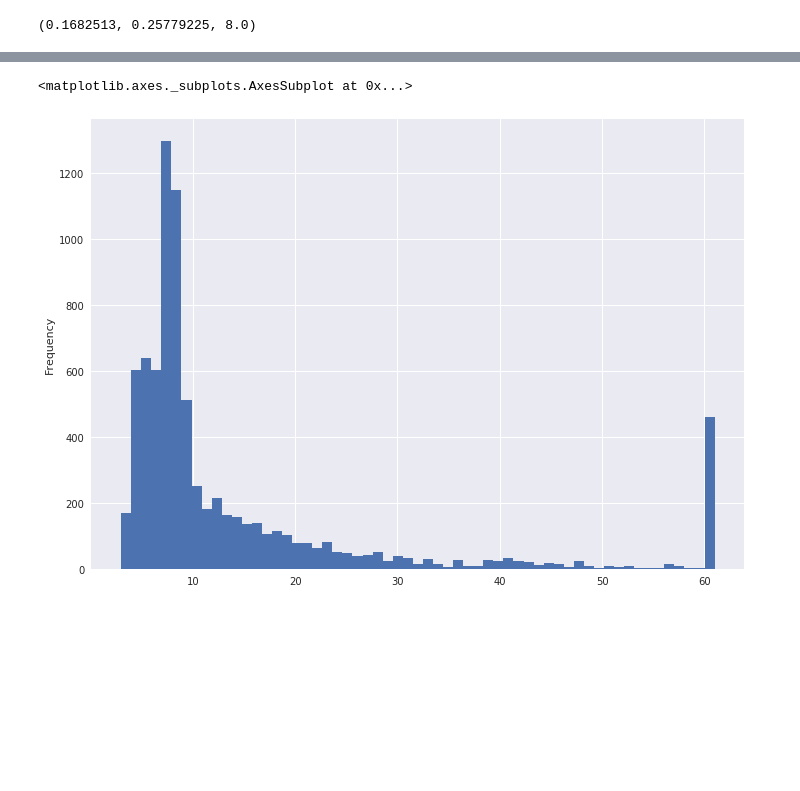
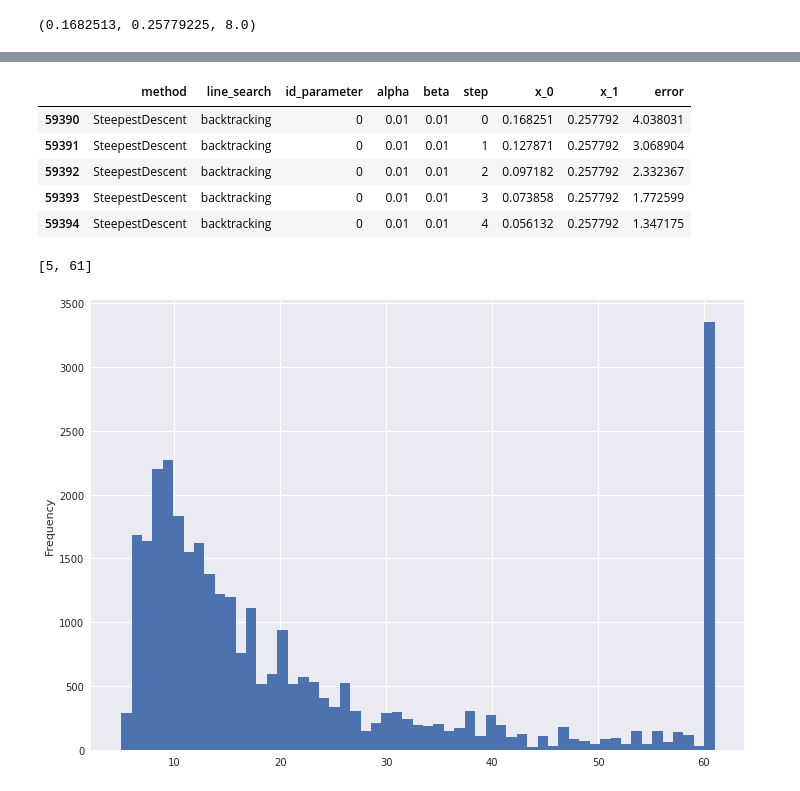
Before and after one commit to IFCE-Mestado-Ciencia-da-Computacao/Optimization-2018.1, a Jupyter notebook: homework/notebooks/Teste.ipynb, the cells around one changed output, grey strips where cells are left out. Drawn from its saved outputs; the diff is of its cells as text; code cells hidden in the pictures; blank space fills up the shorter version.

```diff
--- a/homework/notebooks/Teste.ipynb
+++ b/homework/notebooks/Teste.ipynb
@@ -69,12 +62,25 @@ data[['method', 'line_search']].drop_duplicates()
 # %%
 filter_method = lambda method, line_search: data[(data['method'] == method) & (data['line_search'] == line_search)]
 
-filtered = filter_method('Newton', 'BacktrackingLineSearch')
-filtered
-
-group_by = filtered.groupby(['method', 'line_search', 'id_parameter', 'alpha', 'beta']).count()
-group_by.sort_values('step')['step'].plot.hist(59)
+#filtered = filter_method('GradientDescent', 'backtracking')
+filtered = filter_method('SteepestDescent', 'backtracking')
+#filtered = filter_method('Newton', 'backtracking')
+filtered.head()
 # %% [output]
-<matplotlib.axes._subplots.AxesSubplot at 0x...>
-[figure, removed]
+|  | method | line_search | id_parameter | alpha | beta | step | x_0 | x_1 | error |
+| 59390 | SteepestDescent | backtracking | 0 | 0.01 | 0.01 | 0 | 0.168251 | 0.257792 | 4.038031 |
+| 59391 | SteepestDescent | backtracking | 0 | 0.01 | 0.01 | 1 | 0.127871 | 0.257792 | 3.068904 |
+| 59392 | SteepestDescent | backtracking | 0 | 0.01 | 0.01 | 2 | 0.097182 | 0.257792 | 2.332367 |
+| 59393 | SteepestDescent | backtracking | 0 | 0.01 | 0.01 | 3 | 0.073858 | 0.257792 | 1.772599 |
+| 59394 | SteepestDescent | backtracking | 0 | 0.01 | 0.01 | 4 | 0.056132 | 0.257792 | 1.347175 |
+# %%
+group_by = filtered.groupby(['method', 'line_search', 'id_parameter', 'alpha', 'beta']).count()
+
+steps = group_by.sort_values('step')['step']
+steps.plot.hist(steps.max() - steps.min() + 1)
+
+print([steps.min(), steps.max()])
+# %% [output]
+[5, 61]
+[figure, added]
 # %%
```
Also changed, not shown: parts of 10 cells of this notebook, 4 other files.
